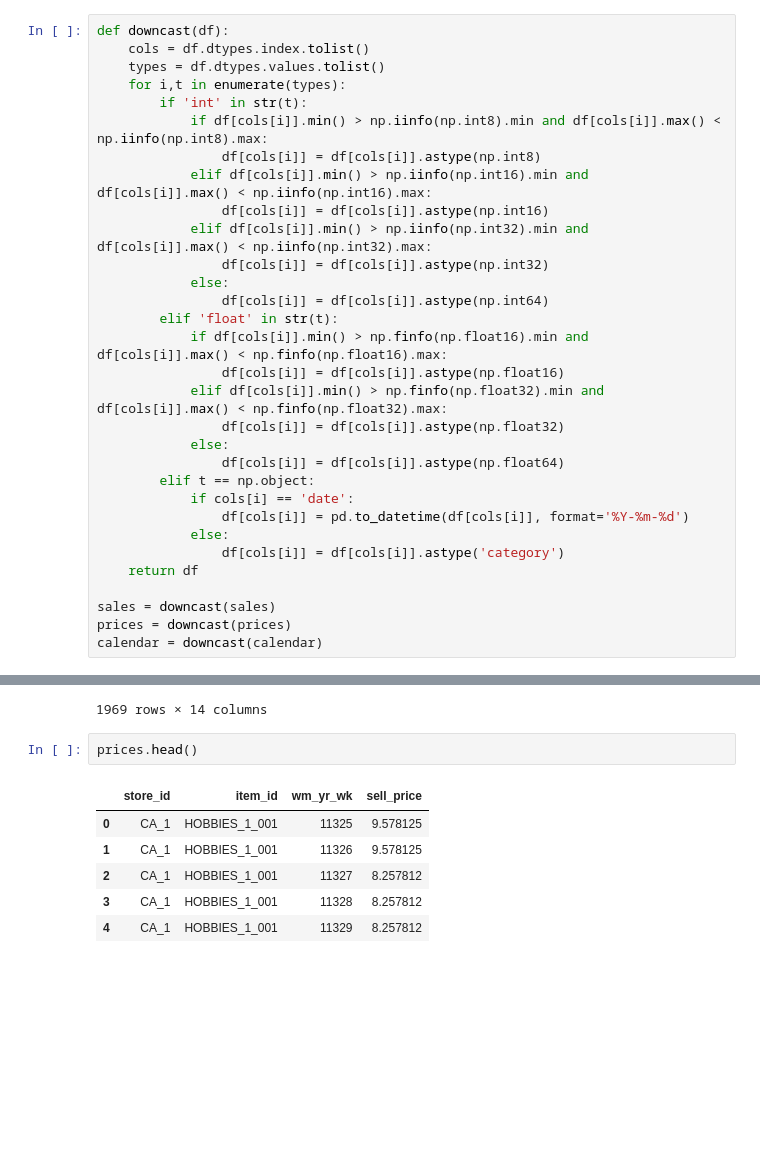
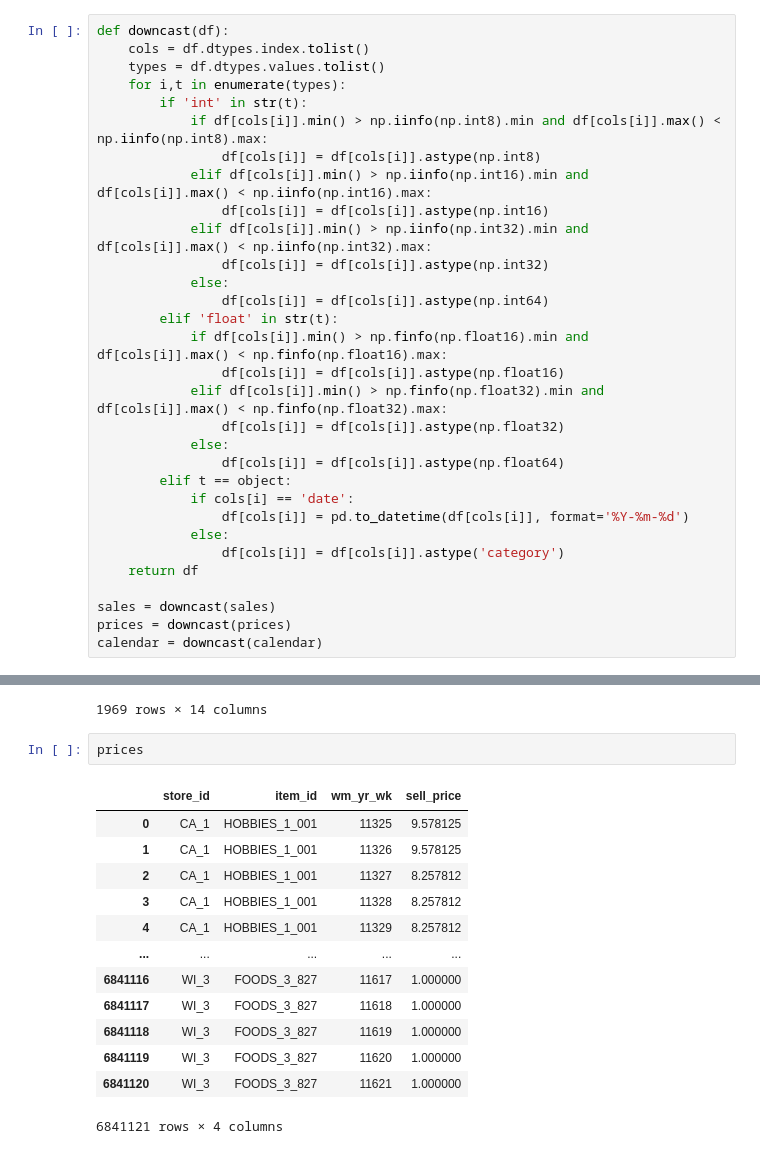
Before and after one commit to Kim-Ju-Hyeon/Temporal_Fusion_Transformer, a Jupyter notebook: M5_dataset_EDA.ipynb, the cells around one changed output, grey strips where cells are left out. Saved outputs shown, nothing was run; the diff lists cells and outputs as text; blank space fills up the shorter version.

```diff
--- a/M5_dataset_EDA.ipynb
+++ b/M5_dataset_EDA.ipynb
@@ -86,7 +44,7 @@ def downcast(df):
                 df[cols[i]] = df[cols[i]].astype(np.float32)
             else:
                 df[cols[i]] = df[cols[i]].astype(np.float64)
-        elif t == np.object:
+        elif t == object:
             if cols[i] == 'date':
                 df[cols[i]] = pd.to_datetime(df[cols[i]], format='%Y-%m-%d')
             else:
@@ -155,11 +133,18 @@ calendar
 | 1968 | 2016-06-19 | 11621 | Sunday | 2 | 6 | 2016 | d_1969 | NBAFinalsEnd | Sporting | ... |
 1969 rows × 14 columns
 # %%
-prices.head()
+prices
 # %% [output]
 |  | store_id | item_id | wm_yr_wk | sell_price |
 | 0 | CA_1 | HOBBIES_1_001 | 11325 | 9.578125 |
 | 1 | CA_1 | HOBBIES_1_001 | 11326 | 9.578125 |
 | 2 | CA_1 | HOBBIES_1_001 | 11327 | 8.257812 |
 | 3 | CA_1 | HOBBIES_1_001 | 11328 | 8.257812 |
 | 4 | CA_1 | HOBBIES_1_001 | 11329 | 8.257812 |
+| ... | ... | ... | ... | ... |
+| 6841116 | WI_3 | FOODS_3_827 | 11617 | 1.000000 |
+| 6841117 | WI_3 | FOODS_3_827 | 11618 | 1.000000 |
+| 6841118 | WI_3 | FOODS_3_827 | 11619 | 1.000000 |
+| 6841119 | WI_3 | FOODS_3_827 | 11620 | 1.000000 |
+| 6841120 | WI_3 | FOODS_3_827 | 11621 | 1.000000 |
+6841121 rows × 4 columns
```
Also changed, not shown: parts of 31 cells of this notebook.
